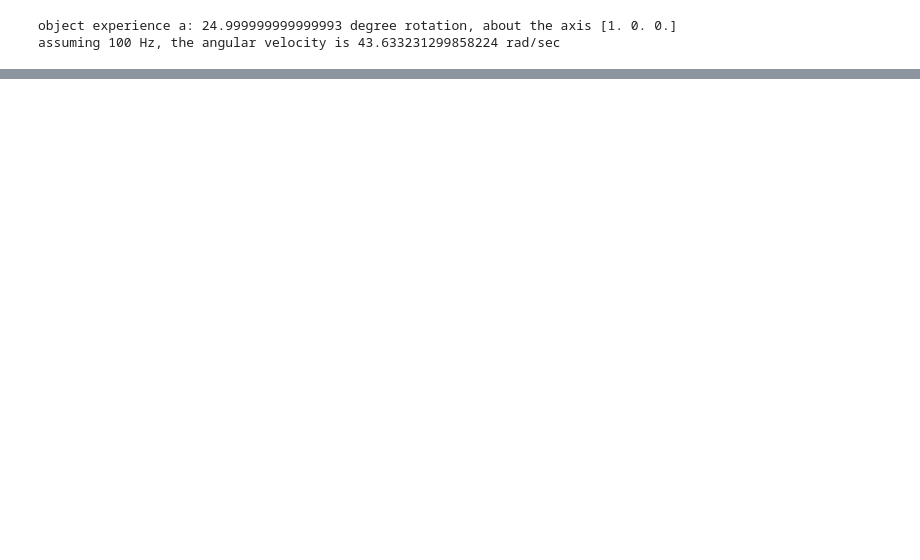
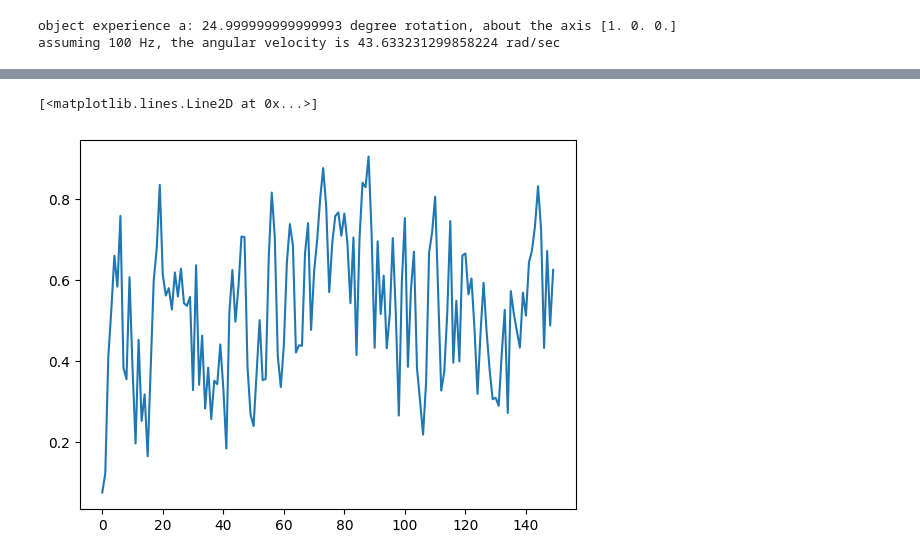
Before and after one commit to jmgiorgi-10/orientation-update, a Jupyter notebook: Orientation Test.ipynb, the cells around one changed output, grey strips where cells are left out. Saved outputs shown, nothing was run; the diff lists cells and outputs as text; code cells hidden in the pictures; blank space fills up the shorter version.

```diff
--- a/Orientation Test.ipynb
+++ b/Orientation Test.ipynb
@@ -36,8 +36,8 @@ class Object: # stored pose is the previous pose
 
     def axis_between_quats(self, q1, q2):
         ## finish this: rotational axis for q1 -> q2 rotation
-        import pdb; pdb.set_trace()
-        q_rel = hamilton(inverse(q1), q2)
+        # import pdb; pdb.set_trace()
+        q_rel = hamilton(inverse(q2), q1)
         theta = 2*np.arccos(np.clip(q_rel[0],a_min=-1,a_max=1))
         versor = q_rel[1:4]
         norm = np.linalg.norm(versor)
@@ -134,13 +129,35 @@ assuming 100 Hz, the angular velocity is 43.633218067485046 rad/sec
 # %%
-
-
-
 ### Filter questions: ###
 # (discrete exponential filters to filter noise in the incoming signal) #
+# We apply a first order IIR filter ##
 
+# The time constant of an exponential moving average is the amount of time for the smoothed response of a unit step function to reach 63.2% of the
+# original signal.
 
+# Let's assume first we're dealing with a single data stream, instead of the 4 channels from a quaternion
 
+class Object:
+    def __init__(self,current_data):
+        self.stored_data = current_data
+        self.filtered_data = current_data # for the 1st collected data point, the filter datapoint is just that of the raw data
 
+    def update(self, new_data):
+        a = 0.5 # IIR filter constant
+        self.filtered_data = a*self.filtered_data + (1-a)*new_data
+        self.stored_data = new_data
 
+o1 = Object(data[0])
+
+filtered_output = np.zeros(data.shape)
+filtered_output[0] = data[0]
+
+for i in range(1, data.shape[0]):
+    o1.update(data[i])
+    filtered_output[i] = o1.filtered_data
+
+plt.plot(np.arange(data.shape[0]), filtered_output)
 
 ## Then, do the same, but implemented efficiently in c++
+# %% [output]
+[<matplotlib.lines.Line2D at 0x...>]
+[figure, added]
```
Also changed, not shown: parts of 3 cells of this notebook.
